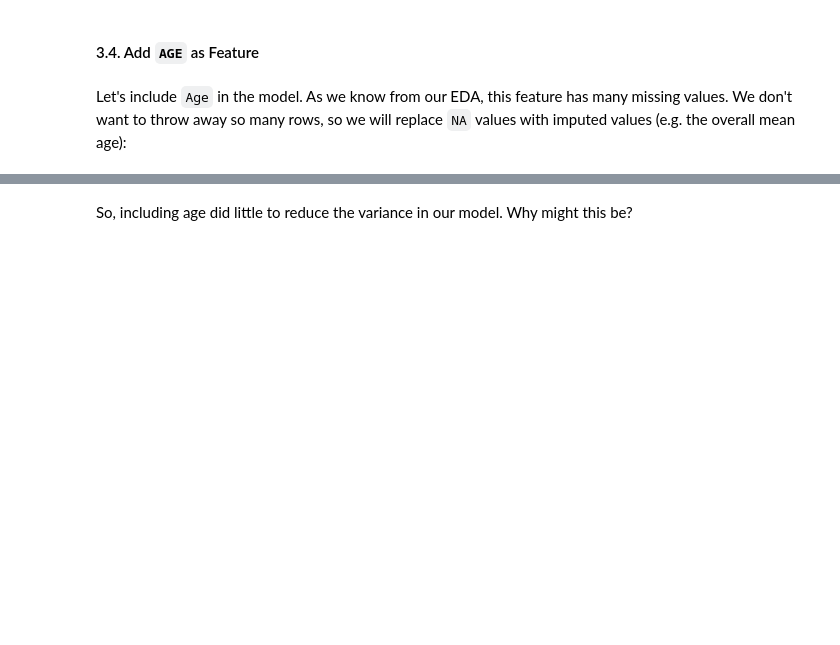
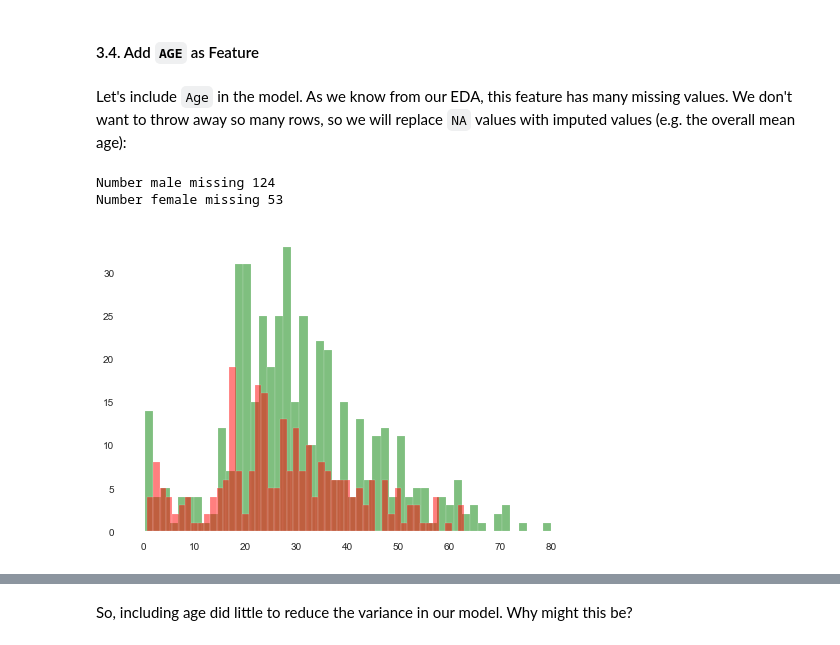
Before and after one commit to MirunaSuresh/Jun23cohortDataScienceAndAI, a Jupyter notebook: Brian/module 5/IOD_Lab_5_1.ipynb, the cells around one changed output, grey strips where cells are left out. Cells and saved outputs as stored; diff of their text form; code cells hidden in the pictures; blank space fills up the shorter version.

```diff
--- a/Brian/module 5/IOD_Lab_5_1.ipynb
+++ b/Brian/module 5/IOD_Lab_5_1.ipynb
@@ -273,0 +289,14 @@ Let's include `Age` in the model. As we know from our EDA, this feature has many
+# %%
+# ANSWER
+# Check out Age
+def age_hist(df, bins=50):
+    """Display a histogram of age v. sex."""
+    plt.hist(df[df['Sex']=='male']['Age'], bins=bins, color="green", alpha=0.5)
+    plt.hist(df[df['Sex']=='female']['Age'], bins=bins, color="red", alpha=0.5)
+    print("Number male missing", df[df['Sex']=='male']['Age'].isna().sum())
+    print("Number female missing", df[df['Sex']=='female']['Age'].isna().sum())
+age_hist(df)
+# %% [output]
+Number male missing 124
+Number female missing 53
+[figure, added]
```
Also changed, not shown: parts of 42 cells of this notebook.
